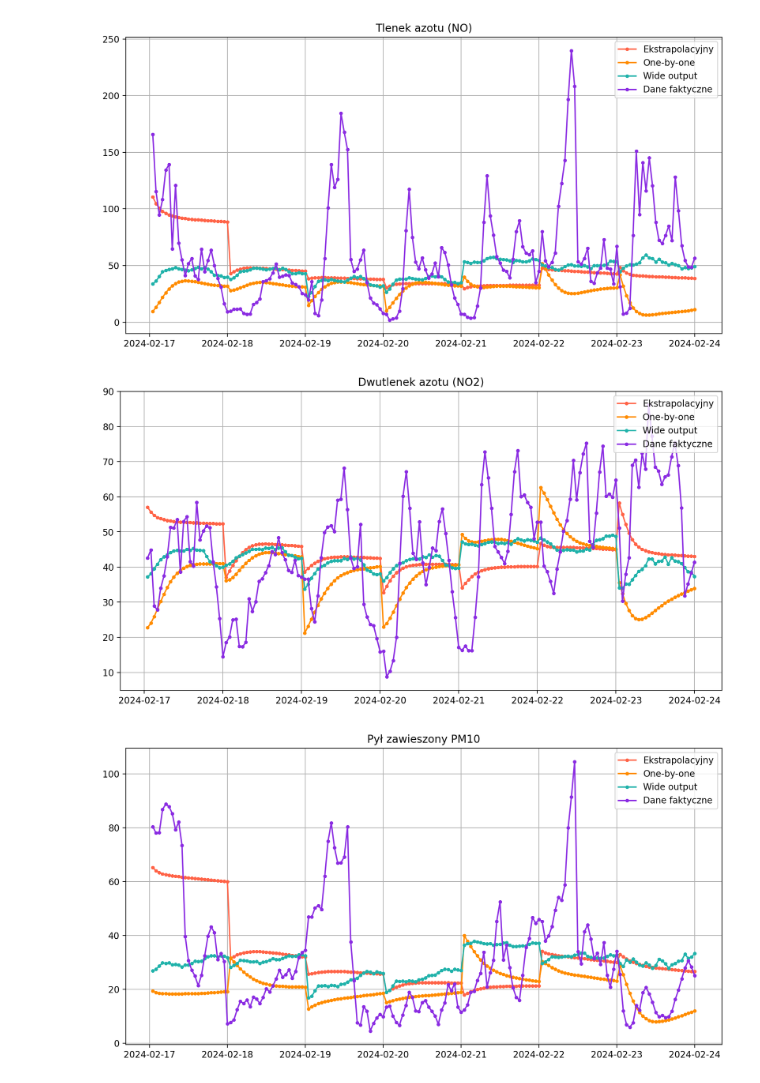
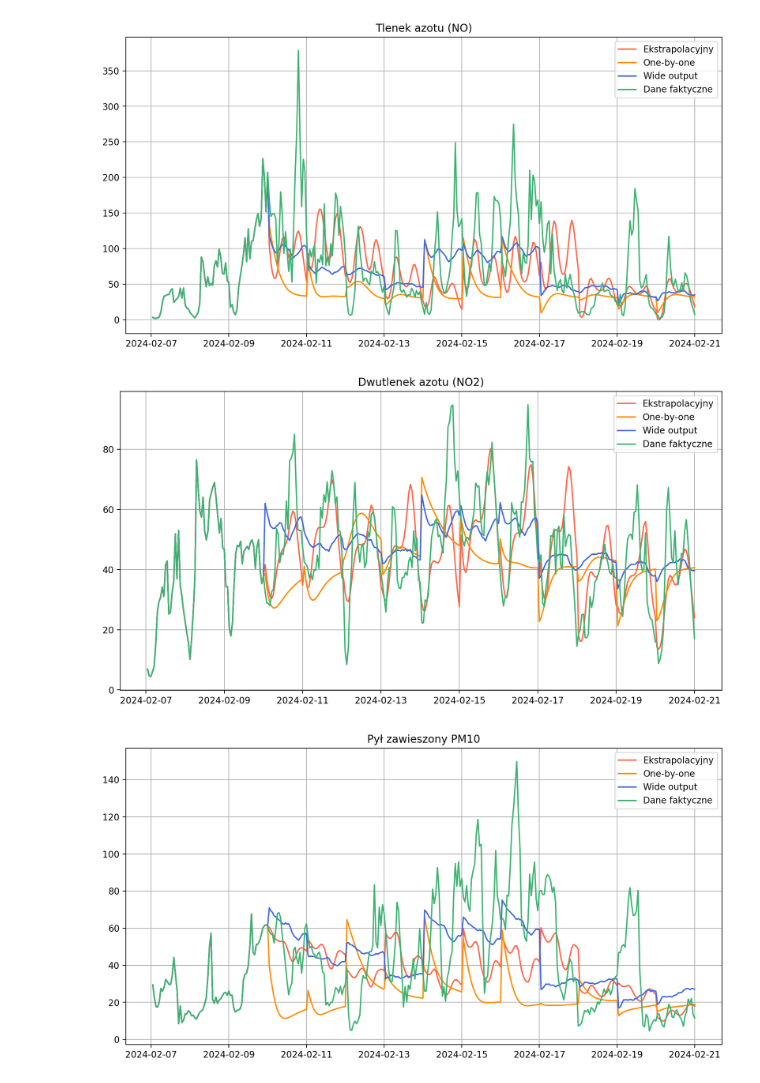
Before and after one commit to tomkepoziomke/snidl_krakow, a Jupyter notebook: krakow_plots.ipynb, the cells around one changed output. Saved outputs shown, nothing was run; the diff lists cells and outputs as text; code cells hidden in the pictures.

```diff
--- a/krakow_plots.ipynb
+++ b/krakow_plots.ipynb
@@ -6,11 +6,11 @@ import os
 
 filenames = ['out/ext_valid', 'out/one_valid', 'out/wide_valid', 'out/true_valid']
 labels = ['Ekstrapolacyjny', 'One-by-one', 'Wide output', 'Dane faktyczne']
-colors = ['tomato', 'darkorange', 'lightseagreen', 'blueviolet']
+colors = ['tomato', 'darkorange', 'royalblue', 'mediumseagreen']
 dataframes = [pd.read_csv(filename, sep = ',', parse_dates = [0]) for filename in filenames]
 column_names = ['Benzen', 'Tlenek węgla (CO)', 'Tlenki azotu', 'Tlenek azotu (NO)', 'Dwutlenek azotu (NO2)', 'Pył zawieszony PM10', 'Pył zawieszony PM2,5']
 
-start, end = 24 * 10, 24 * 17
+start, end = 0, 14 * 24
 figure_size = 12, 6
 dpi = 200
 output_dir = 'out/images'
@@ -22,7 +22,7 @@ for i, column_name in enumerate(column_names, start = 1):
     for df, label, color in zip(dataframes, labels, colors):
         timestamps = df.iloc[:, 0].to_numpy()[start:end]
         series = df.iloc[:, i].to_numpy()[start:end]
-        plt.plot(timestamps, series, '.-', label = label, color = color)
+        plt.plot(timestamps, series, '-', label = label, color = color)
     plt.title(column_name)
     plt.legend(loc = 'upper right')
     plt.grid()
@@ -35,3 +35,3 @@ for i, column_name in enumerate(column_names, start = 1):
-[figure, old version]
+[figure, new version]
-[figure, old version]
+[figure, new version]
-[figure, old version]
+[figure, new version]
```
Also changed, not shown: parts of 1 cell of this notebook, 13 other files.
